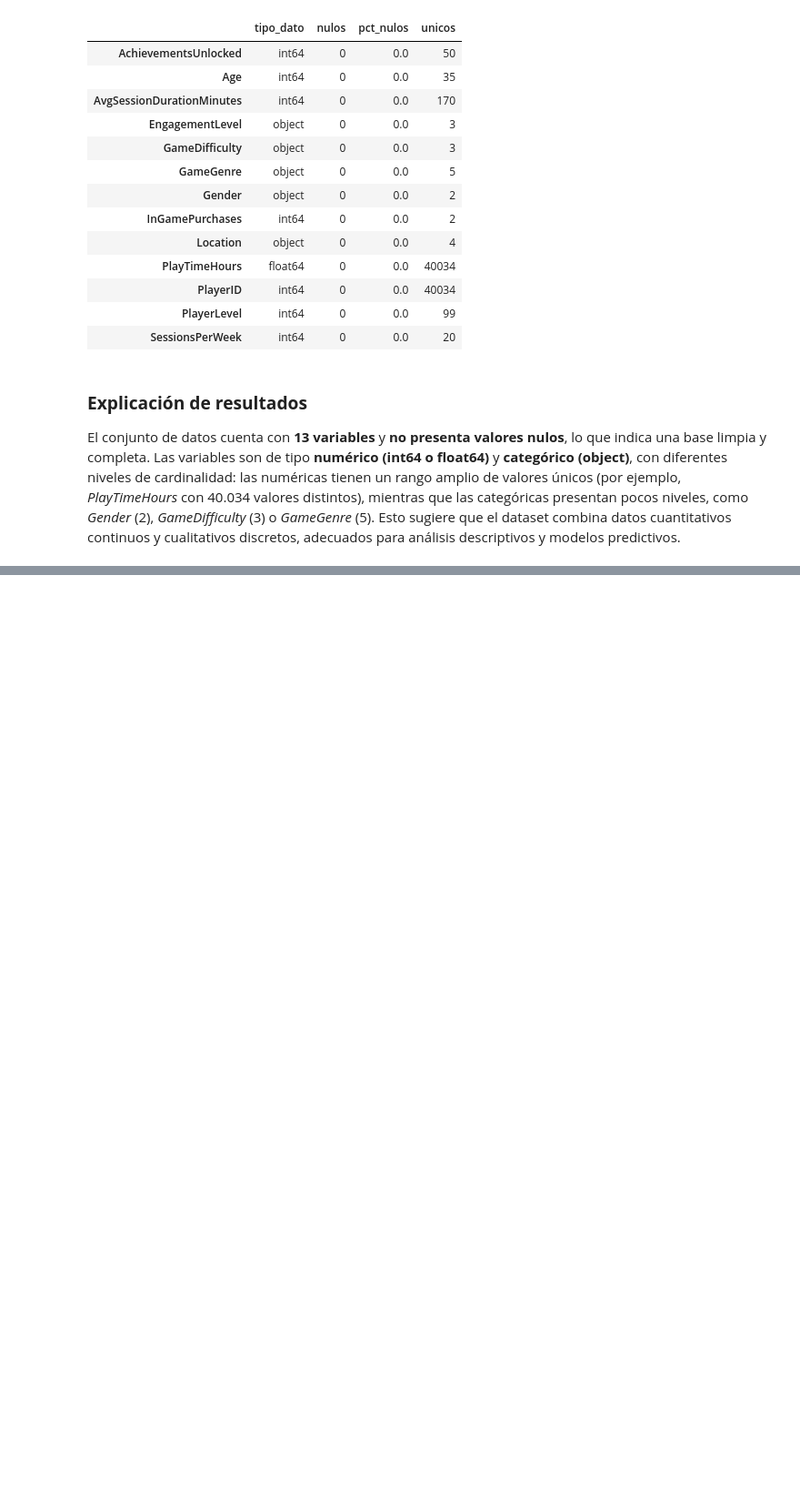
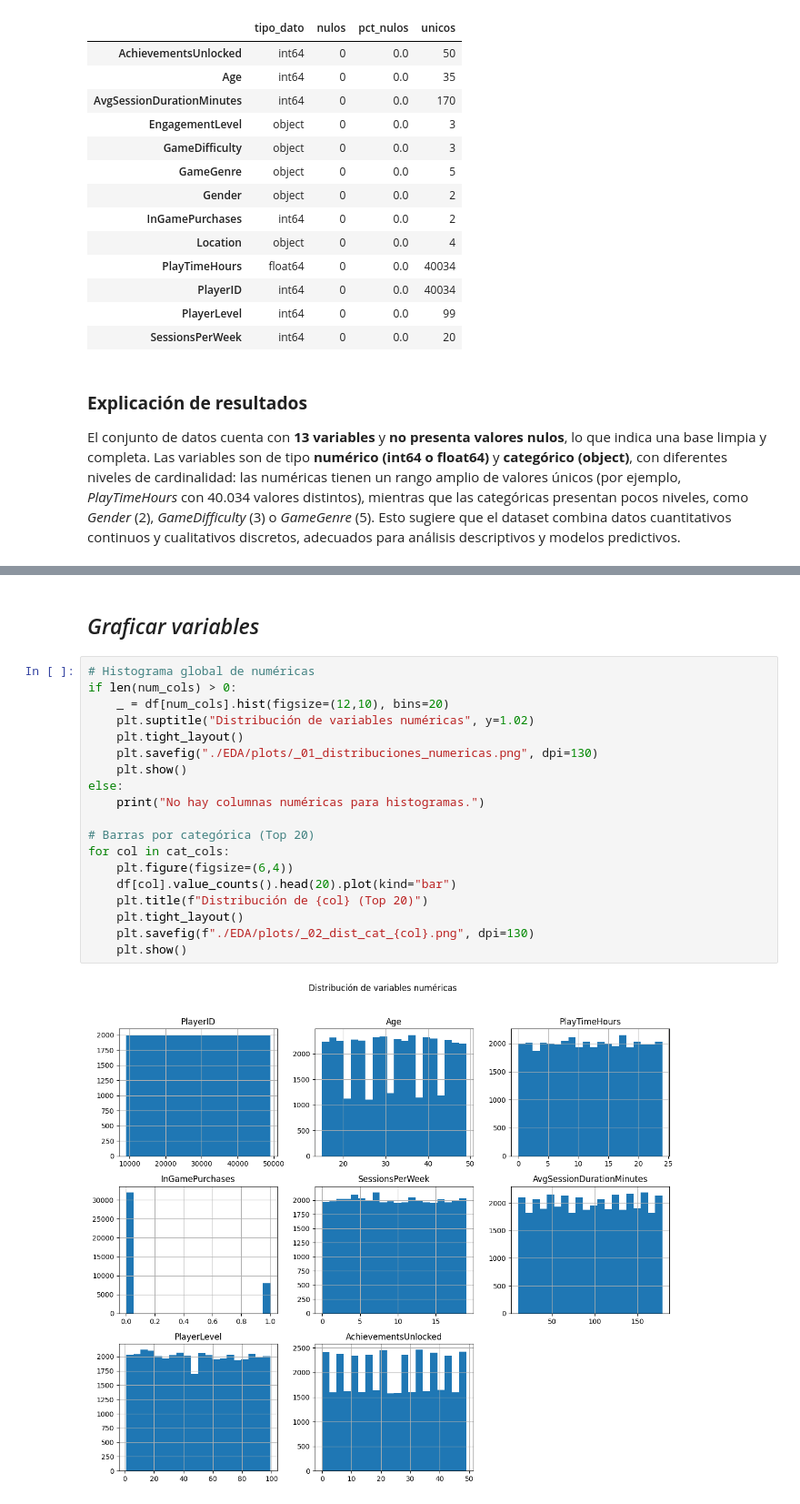
Before and after one commit to advSNTS/proyecto4_IA, a Jupyter notebook: EDA/EDA_IA.ipynb, the cells around one changed output, grey strips where cells are left out. Shown at 91% size. Cells and saved outputs as stored; diff of their text form; blank space fills up the shorter version.

```diff
--- a/EDA/EDA_IA.ipynb
+++ b/EDA/EDA_IA.ipynb
@@ -1493,0 +291,23 @@ Esta segmentación permite diferenciar hábitos de uso y diseñar estrategias es
+# %% [markdown]
+## *Graficar variables*
+# %%
+# Histograma global de numéricas
+if len(num_cols) > 0:
+    _ = df[num_cols].hist(figsize=(12,10), bins=20)
+    plt.suptitle("Distribución de variables numéricas", y=1.02)
+    plt.tight_layout()
+    plt.savefig("./EDA/plots/_01_distribuciones_numericas.png", dpi=130)
+    plt.show()
+else:
+    print("No hay columnas numéricas para histogramas.")
+
+# Barras por categórica (Top 20)
+for col in cat_cols:
+    plt.figure(figsize=(6,4))
+    df[col].value_counts().head(20).plot(kind="bar")
+    plt.title(f"Distribución de {col} (Top 20)")
+    plt.tight_layout()
+    plt.savefig(f"./EDA/plots/_02_dist_cat_{col}.png", dpi=130)
+    plt.show()
+# %% [output]
+[figure, added]
```
Also changed, not shown: parts of 47 cells of this notebook.
